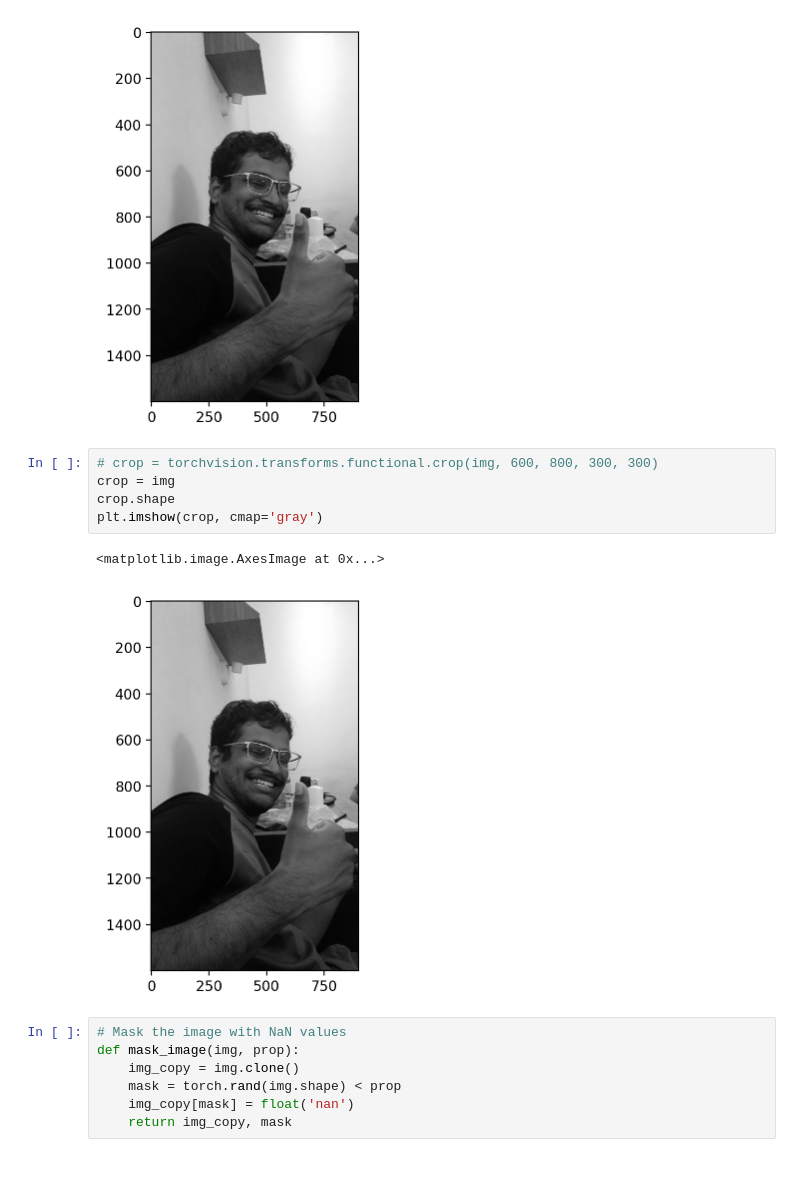
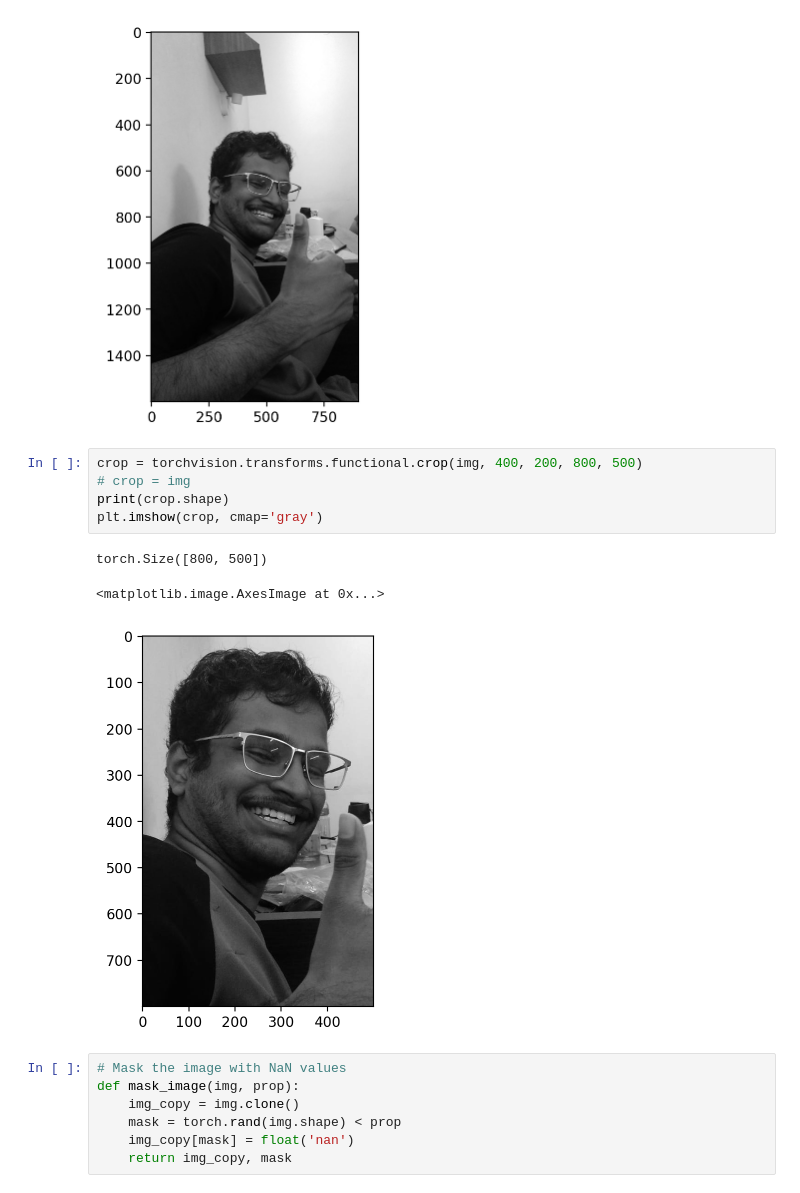
Before and after one commit to Karan-Gandhi/ES335-Assignment-2, a Jupyter notebook: task4.ipynb, the cells around one changed output. Saved outputs shown, nothing was run; the diff lists cells and outputs as text.

```diff
--- a/task4.ipynb
+++ b/task4.ipynb
@@ -58,13 +58,14 @@ plt.imshow(img, cmap='gray')
 <matplotlib.image.AxesImage at 0x...>
 [figure]
 # %%
-# crop = torchvision.transforms.functional.crop(img, 600, 800, 300, 300)
-crop = img
-crop.shape
+crop = torchvision.transforms.functional.crop(img, 400, 200, 800, 500)
+# crop = img
+print(crop.shape)
 plt.imshow(crop, cmap='gray')
 # %% [output]
-<matplotlib.image.AxesImage at 0x...>
+torch.Size([800, 500])
+<matplotlib.image.AxesImage at 0x...>
-[figure, old version]
+[figure, new version]
 # %%
 # Mask the image with NaN values
 def mask_image(img, prop):
```
Also changed, not shown: parts of 7 cells of this notebook.
